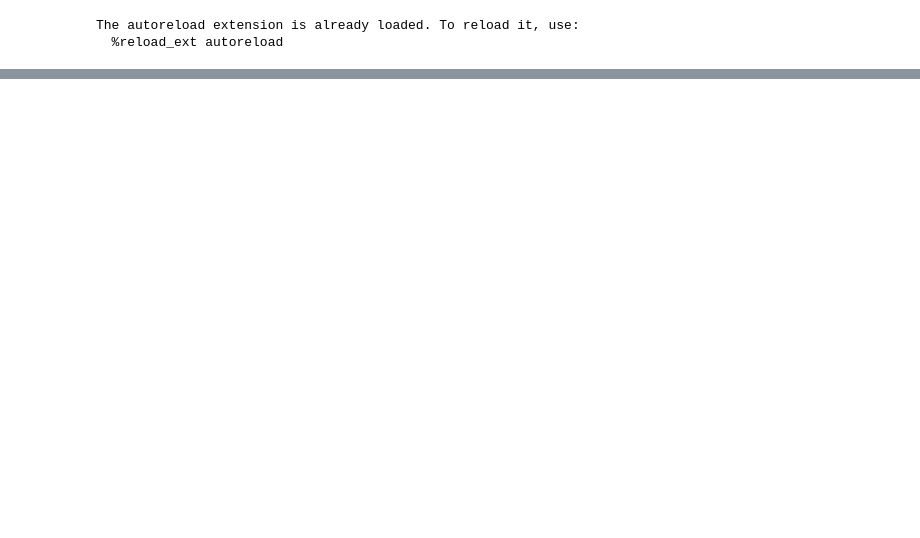
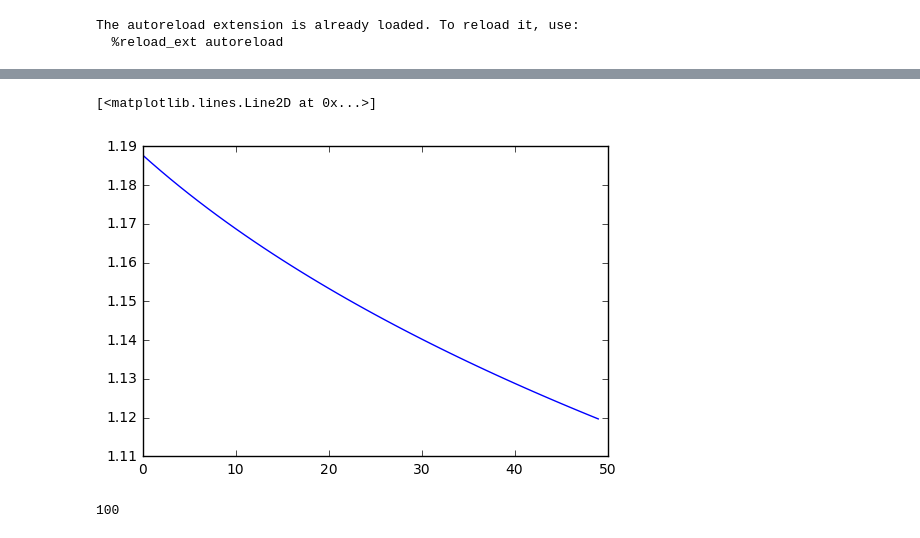
Before and after one commit to pawello3/PCML_Project_2, a Jupyter notebook: project_recommender_system/Latent_Factor_model.ipynb, the cells around one changed output, grey strips where cells are left out. Cells and saved outputs as stored; diff of their text form; code cells hidden in the pictures; blank space fills up the shorter version.

```diff
--- a/project_recommender_system/Latent_Factor_model.ipynb
+++ b/project_recommender_system/Latent_Factor_model.ipynb
@@ -156,0 +266,9 @@ plt.plot(rmse_train)
+# %%
+plt.plot(rmse_train_new)
+# %% [output]
+[<matplotlib.lines.Line2D at 0x...>]
+[figure, added]
+# %%
+it
+# %% [output]
+100
```
Also changed, not shown: parts of 13 cells of this notebook, 8 other files.
